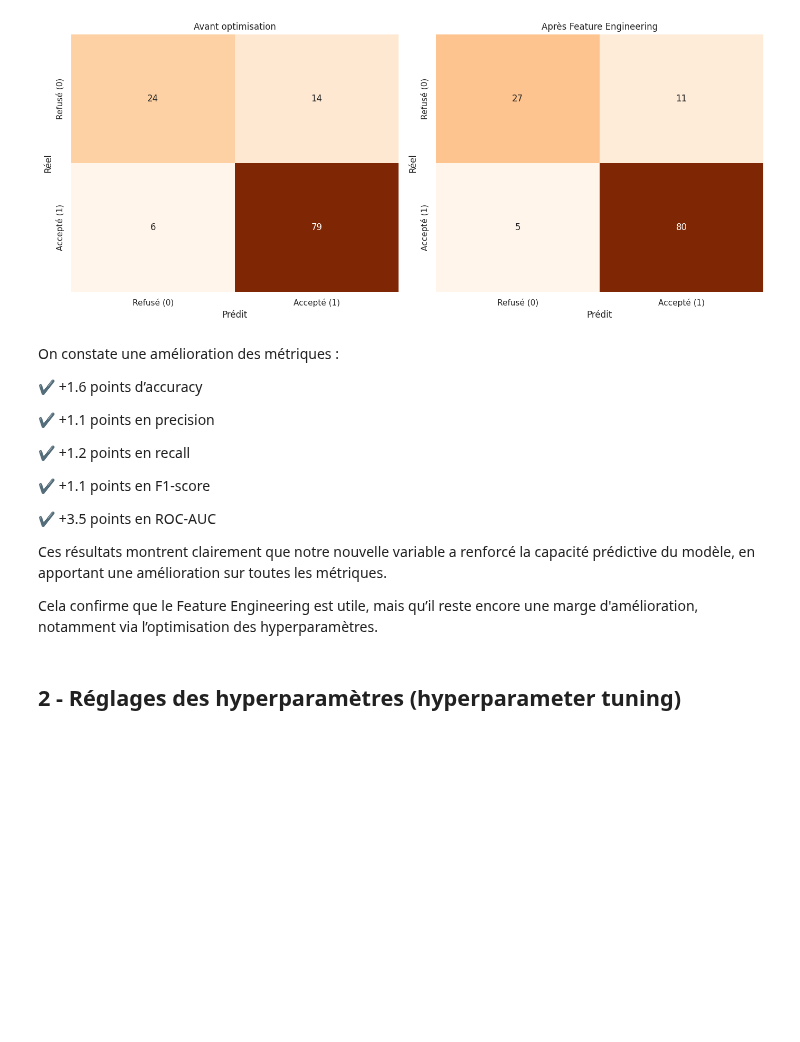
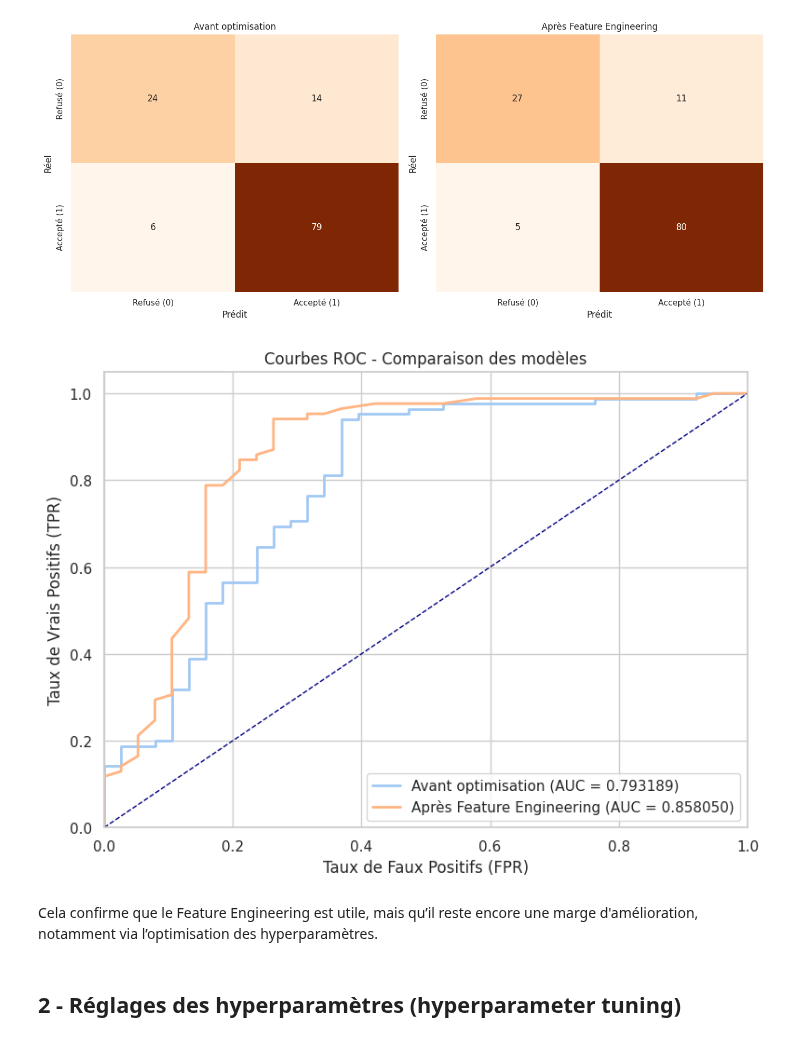
Before and after one commit to ach224/Prediction_eligibilite_pret_bancaire, a Jupyter notebook: Projet_1_–_Prédiction_de_l’éligibilité_à_un_prêt_bancaire.ipynb, the cells around one changed output. Cells and saved outputs as stored; diff of their text form; code cells hidden in the pictures; blank space fills up the shorter version.

```diff
--- a/Projet_1_–_Prédiction_de_l’éligibilité_à_un_prêt_bancaire.ipynb
+++ b/Projet_1_–_Prédiction_de_l’éligibilité_à_un_prêt_bancaire.ipynb
@@ -1034,22 +1048,39 @@ plt.tight_layout()
 plt.show()
 # %% [output]
 [figure]
-# %% [markdown]
-On constate une amélioration des métriques :
-
-✔️ +1.6 points d’accuracy
-
-✔️ +1.1 points en precision
-
-✔️ +1.2 points en recall
-
-✔️ +1.1 points en F1-score
-
-✔️ +3.5 points en ROC-AUC
-
-Ces résultats montrent clairement que notre nouvelle variable a renforcé la capacité prédictive du modèle, en apportant une amélioration sur toutes les métriques.
-
-Cela confirme que le Feature Engineering est utile, mais qu’il reste encore une marge d'amélioration, notamment via l’optimisation des hyperparamètres.
+# %%
+# Courbe ROC
+plt.figure(figsize=(8, 6))
+
+y_score_before = y_score     # RF avant optimisation
+y_score_after = y_proba_after_fe   # RF après Feature Engineering
+
+roc_auc_base = roc_auc_score(y_test, y_score_before)
+roc_auc_after_fe = roc_auc_score(y_test, y_proba_after_fe)
+
+# Courbe ROC avant optimisation
+fpr_before, tpr_before, _ = roc_curve(y_test, y_score_before)
+
+# Courbe ROC après Feature Engineering
+fpr_after, tpr_after, _ = roc_curve(y_test, y_proba_after_fe)
+
+plt.plot(fpr_before, tpr_before, lw=2,label=f"Avant optimisation (AUC = {roc_auc_base:.6f})")
+plt.plot(fpr_after, tpr_after, lw=2,label=f"Après Feature Engineering (AUC = {roc_auc_after_fe:.6f})")
+plt.plot([0, 1], [0, 1], "k--", lw=1, color = "navy")
+
+plt.xlim([0.0, 1.0])
+plt.ylim([0.0, 1.05])
+plt.xlabel("Taux de Faux Positifs (FPR)")
+plt.ylabel("Taux de Vrais Positifs (TPR)")
+plt.title("Courbes ROC - Comparaison des modèles")
+plt.legend(loc="lower right")
+plt.grid(True)
+plt.tight_layout()
+# %% [output]
+[figure, added]
+# %% [markdown]
+
+Cela confirme que le Feature Engineering est utile, mais qu’il reste encore une marge d'amélioration, notamment via l’optimisation des hyperparamètres.
 # %% [markdown]
 ## 2 - Réglages des hyperparamètres (hyperparameter tuning)
 # %% [markdown]
```
Also changed, not shown: parts of 2 cells of this notebook.
